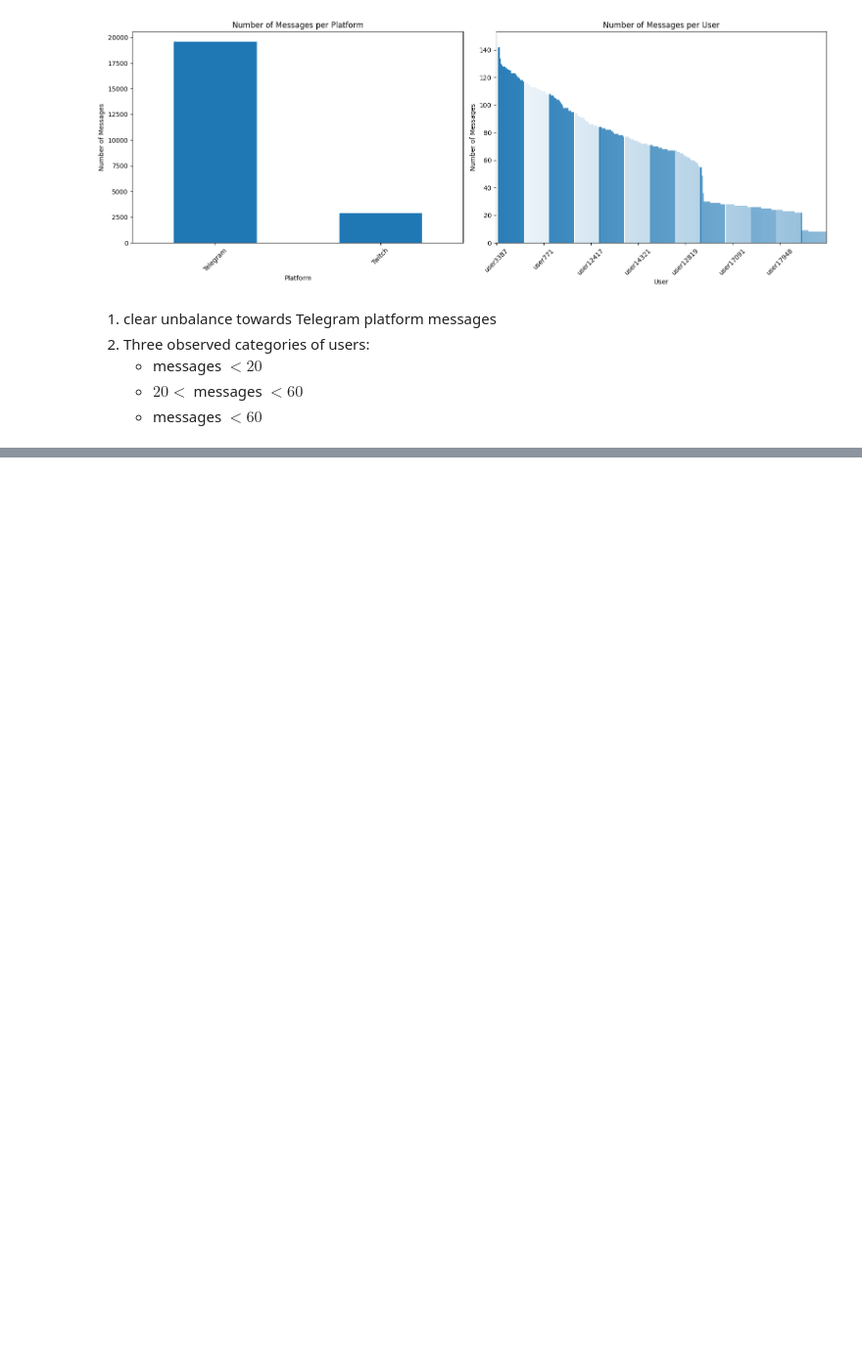
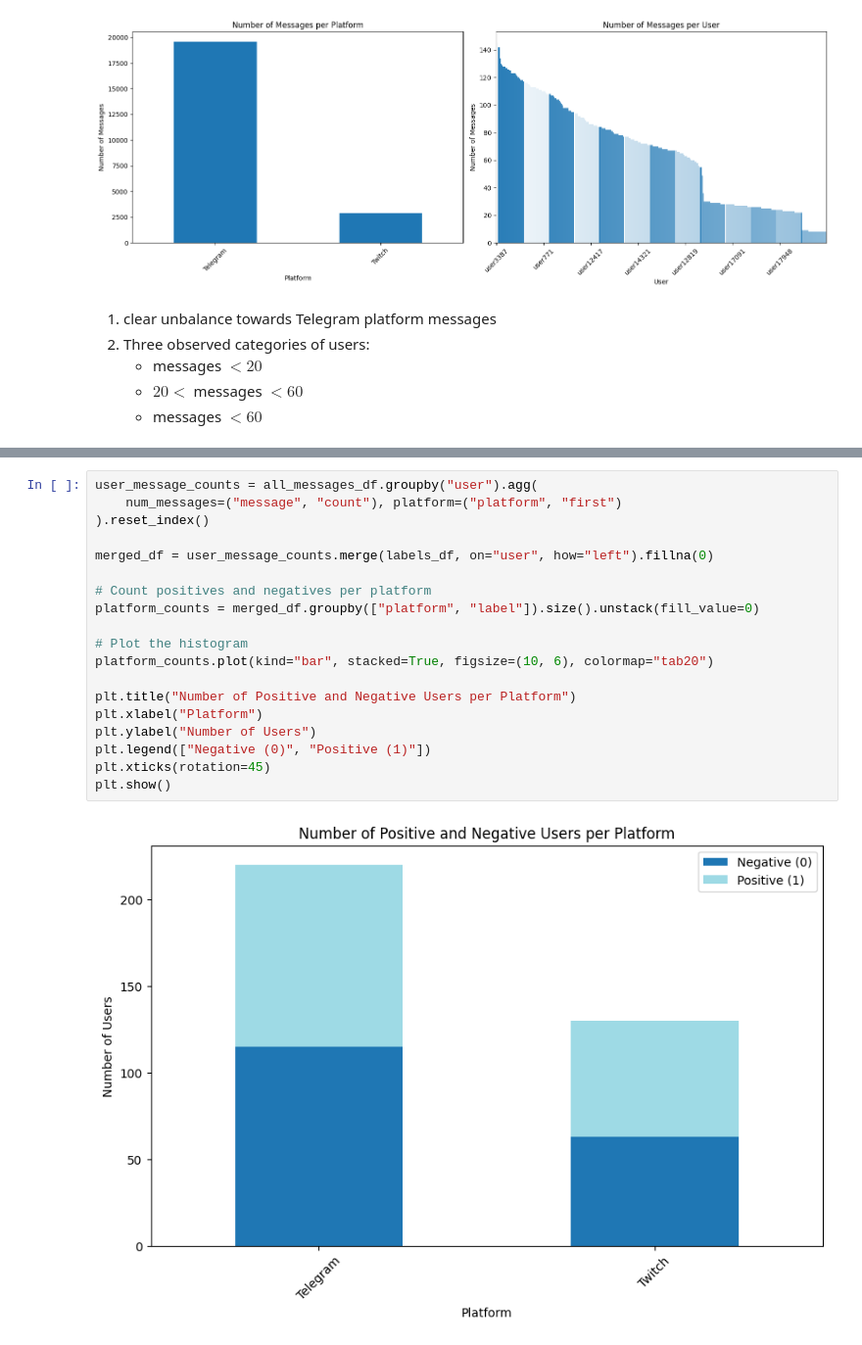
Before and after one commit to MaximoRdz/NLP-MENTALRISK-IBERLEF-2025, a Jupyter notebook: DatasetDescription.ipynb, the cells around one changed output, grey strips where cells are left out. Shown at 98% size. Cells and saved outputs as stored; diff of their text form; blank space fills up the shorter version.

```diff
--- a/DatasetDescription.ipynb
+++ b/DatasetDescription.ipynb
@@ -169,0 +224,21 @@ TODO:
+# %%
+user_message_counts = all_messages_df.groupby("user").agg(
+    num_messages=("message", "count"), platform=("platform", "first")
+).reset_index()
+
+merged_df = user_message_counts.merge(labels_df, on="user", how="left").fillna(0)
+
+# Count positives and negatives per platform
+platform_counts = merged_df.groupby(["platform", "label"]).size().unstack(fill_value=0)
+
+# Plot the histogram
+platform_counts.plot(kind="bar", stacked=True, figsize=(10, 6), colormap="tab20")
+
+plt.title("Number of Positive and Negative Users per Platform")
+plt.xlabel("Platform")
+plt.ylabel("Number of Users")
+plt.legend(["Negative (0)", "Positive (1)"])
+plt.xticks(rotation=45)
+plt.show()
+# %% [output]
+[figure, added]
```
Also changed, not shown: parts of 29 cells of this notebook, 1 other file.
